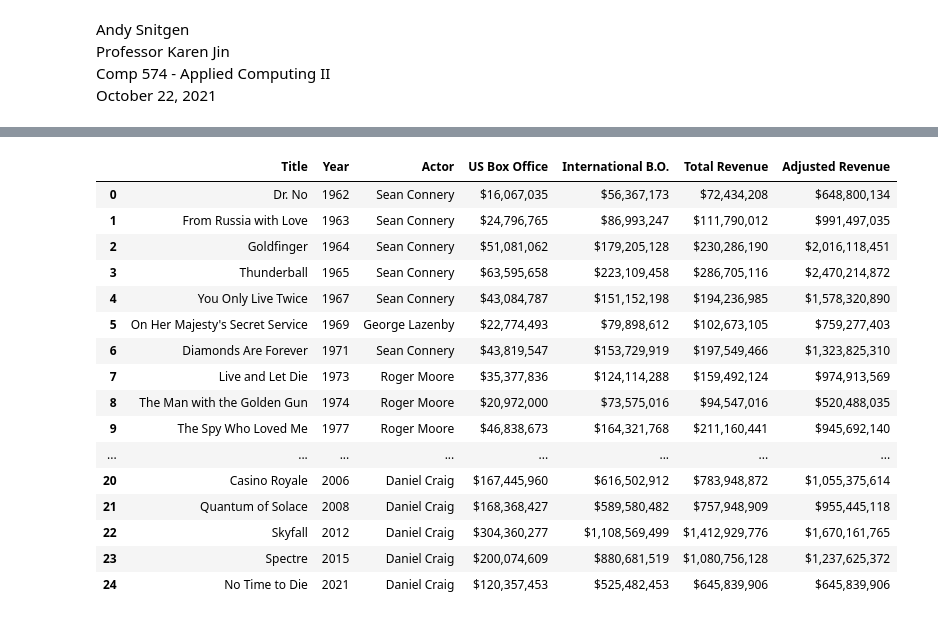
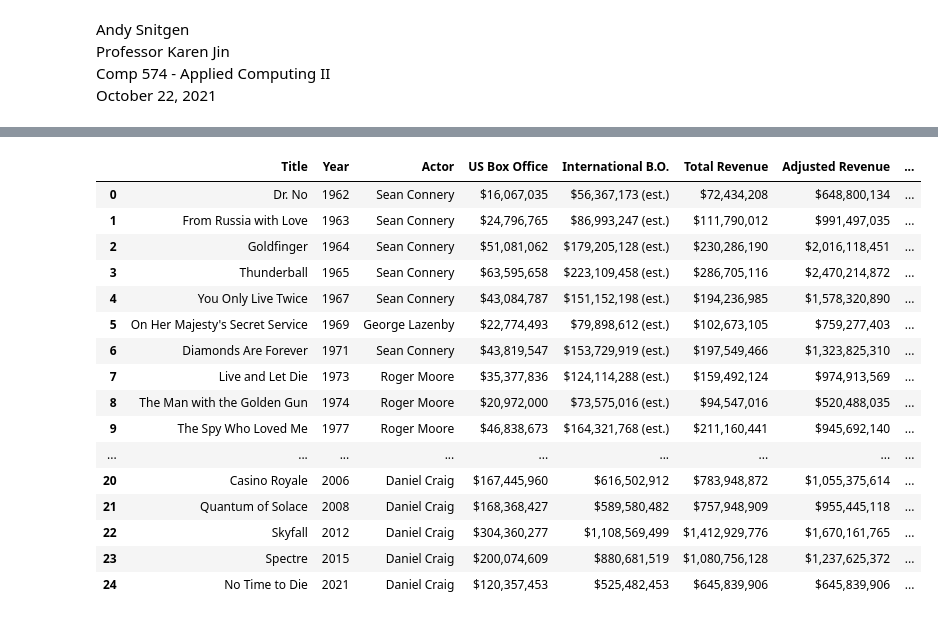
Before and after one commit to ans1080/Project007, a Jupyter notebook: project007.ipynb, the cells around one changed output, grey strips where cells are left out. Saved outputs shown, nothing was run; the diff lists cells and outputs as text; code cells hidden in the pictures.

Commit message:
added some unfinished ratings columns

```diff
--- a/project007.ipynb
+++ b/project007.ipynb
@@ -9,7 +9,7 @@ import matplotlib.pyplot as plt
 from bs4 import BeautifulSoup
 
 # Create the data frame
-column_names = ['Title', 'Year', 'Actor', 'US Box Office', 'International B.O.']
+column_names = ['Title', 'Year', 'Actor', 'US Box Office', 'International B.O.', 'Total Revenue', 'Adjusted Revenue', 'IMDb Rating', 'Metacritic', 'Average Rating']
 df = pd.DataFrame(columns = column_names)
 # %%
 # Create a function that grabs the relevant data and returns the new row
@@ -37,6 +37,10 @@ def data(movie_title):
     actor = df_temp2.name.iloc[0]
     us_box = df_temp['boxOffice.grossUSA'].iloc[0]
     itl_box = df_temp["boxOffice.cumulativeWorldwideGross"].iloc[0]
+    rating = payload['imDbRating']
+    if rating is None:
+        rating = 'No Data'
+    critic = payload['metacriticRating']
 
     # Check if International Box Office Data exists, if it doesn't replace the value with 'No Data'
     if title == 'No Time to Die':  # No Time to Die has to be put in manually as API doesn't have data yet
@@ -48,13 +52,14 @@ def data(movie_title):
         itl_box = "No Data"
 
     # Put variables into main data frame
-    new_row = {'Title': title, 'Year': year, 'Actor': actor, 'US Box Office': us_box, "International B.O.": itl_box}
+    new_row = {'Title': title, 'Year': year, 'Actor': actor, 'US Box Office': us_box, "International B.O.": itl_box, 'IMDb Rating': rating, 'Metacritic': critic}
     return new_row
 # %%
 # Create a function that converts $ strings into floats
 def floater(input_str):
     floater = input_str.strip('$')
     floater = floater.replace(',','')
+    floater = floater.replace(' (est.)', '')
     floater = float(floater)
     return floater
 # %%
@@ -150,11 +155,11 @@ for index, row in df.iterrows():
     if df['International B.O.'].values[index] == 'No Data':
         usbo = floater(str(df['US Box Office'].values[index]))
         itlbo = usbo*change
-        itlbo = "${:,.0f}".format(itlbo)
+        itlbo = "${:,.0f} (est.)".format(itlbo)
         df['International B.O.'][index] = itlbo
 
 # Add a new column 'Total Revenue' that consists of the sum of US and International Box Offices
-df['Total Revenue'] = ''
+#df['Total Revenue'] = ''
 for index, row in df.iterrows():
     total = 0
     usbo = floater(str(df['US Box Office'].values[index]))
@@ -224,31 +229,31 @@ inf_dict
  '2021': '271.4'}
 # %%
 # Calculate inflation for each movie and place it into a new column 'Adjusted Revenue'
-df['Adjusted Revenue'] = ''
+#df['Adjusted Revenue'] = ''
 curr_cpi = floater(inf_dict.get('2021'))
 for index, row in df.iterrows():
     key = df['Year'].values[index]
     old_cpi = floater(inf_dict.get(key))
     base = floater(df['Total Revenue'].values[index])
     adjusted = base * (curr_cpi/old_cpi)
     adjusted = "${:,.0f}".format(adjusted)
     df['Adjusted Revenue'][index] = adjusted
 df
 # %% [output]
-|  | Title | Year | Actor | US Box Office | International B.O. | Total Revenue | Adjusted Revenue |
-| 0 | Dr. No | 1962 | Sean Connery | $16,067,035 | $56,367,173 | $72,434,208 | $648,800,134 |
-| 1 | From Russia with Love | 1963 | Sean Connery | $24,796,765 | $86,993,247 | $111,790,012 | $991,497,035 |
-| 2 | Goldfinger | 1964 | Sean Connery | $51,081,062 | $179,205,128 | $230,286,190 | $2,016,118,451 |
-| 3 | Thunderball | 1965 | Sean Connery | $63,595,658 | $223,109,458 | $286,705,116 | $2,470,214,872 |
-| 4 | You Only Live Twice | 1967 | Sean Connery | $43,084,787 | $151,152,198 | $194,236,985 | $1,578,320,890 |
-| 5 | On Her Majesty's Secret Service | 1969 | George Lazenby | $22,774,493 | $79,898,612 | $102,673,105 | $759,277,403 |
-| 6 | Diamonds Are Forever | 1971 | Sean Connery | $43,819,547 | $153,729,919 | $197,549,466 | $1,323,825,310 |
-| 7 | Live and Let Die | 1973 | Roger Moore | $35,377,836 | $124,114,288 | $159,492,124 | $974,913,569 |
-| 8 | The Man with the Golden Gun | 1974 | Roger Moore | $20,972,000 | $73,575,016 | $94,547,016 | $520,488,035 |
-| 9 | The Spy Who Loved Me | 1977 | Roger Moore | $46,838,673 | $164,321,768 | $211,160,441 | $945,692,140 |
-| ... | ... | ... | ... | ... | ... | ... | ... |
-| 20 | Casino Royale | 2006 | Daniel Craig | $167,445,960 | $616,502,912 | $783,948,872 | $1,055,375,614 |
-| 21 | Quantum of Solace | 2008 | Daniel Craig | $168,368,427 | $589,580,482 | $757,948,909 | $955,445,118 |
-| 22 | Skyfall | 2012 | Daniel Craig | $304,360,277 | $1,108,569,499 | $1,412,929,776 | $1,670,161,765 |
-| 23 | Spectre | 2015 | Daniel Craig | $200,074,609 | $880,681,519 | $1,080,756,128 | $1,237,625,372 |
-| 24 | No Time to Die | 2021 | Daniel Craig | $120,357,453 | $525,482,453 | $645,839,906 | $645,839,906 |
+|  | Title | Year | Actor | US Box Office | International B.O. | Total Revenue | Adjusted Revenue | ... |
+| 0 | Dr. No | 1962 | Sean Connery | $16,067,035 | $56,367,173 (est.) | $72,434,208 | $648,800,134 | ... |
+| 1 | From Russia with Love | 1963 | Sean Connery | $24,796,765 | $86,993,247 (est.) | $111,790,012 | $991,497,035 | ... |
+| 2 | Goldfinger | 1964 | Sean Connery | $51,081,062 | $179,205,128 (est.) | $230,286,190 | $2,016,118,451 | ... |
+| 3 | Thunderball | 1965 | Sean Connery | $63,595,658 | $223,109,458 (est.) | $286,705,116 | $2,470,214,872 | ... |
+| 4 | You Only Live Twice | 1967 | Sean Connery | $43,084,787 | $151,152,198 (est.) | $194,236,985 | $1,578,320,890 | ... |
+| 5 | On Her Majesty's Secret Service | 1969 | George Lazenby | $22,774,493 | $79,898,612 (est.) | $102,673,105 | $759,277,403 | ... |
+| 6 | Diamonds Are Forever | 1971 | Sean Connery | $43,819,547 | $153,729,919 (est.) | $197,549,466 | $1,323,825,310 | ... |
+| 7 | Live and Let Die | 1973 | Roger Moore | $35,377,836 | $124,114,288 (est.) | $159,492,124 | $974,913,569 | ... |
+| 8 | The Man with the Golden Gun | 1974 | Roger Moore | $20,972,000 | $73,575,016 (est.) | $94,547,016 | $520,488,035 | ... |
+| 9 | The Spy Who Loved Me | 1977 | Roger Moore | $46,838,673 | $164,321,768 (est.) | $211,160,441 | $945,692,140 | ... |
+| ... | ... | ... | ... | ... | ... | ... | ... | ... |
+| 20 | Casino Royale | 2006 | Daniel Craig | $167,445,960 | $616,502,912 | $783,948,872 | $1,055,375,614 | ... |
+| 21 | Quantum of Solace | 2008 | Daniel Craig | $168,368,427 | $589,580,482 | $757,948,909 | $955,445,118 | ... |
+| 22 | Skyfall | 2012 | Daniel Craig | $304,360,277 | $1,108,569,499 | $1,412,929,776 | $1,670,161,765 | ... |
+| 23 | Spectre | 2015 | Daniel Craig | $200,074,609 | $880,681,519 | $1,080,756,128 | $1,237,625,372 | ... |
+| 24 | No Time to Die | 2021 | Daniel Craig | $120,357,453 | $525,482,453 | $645,839,906 | $645,839,906 | ... |
```
Also changed, not shown: parts of 3 cells of this notebook.
